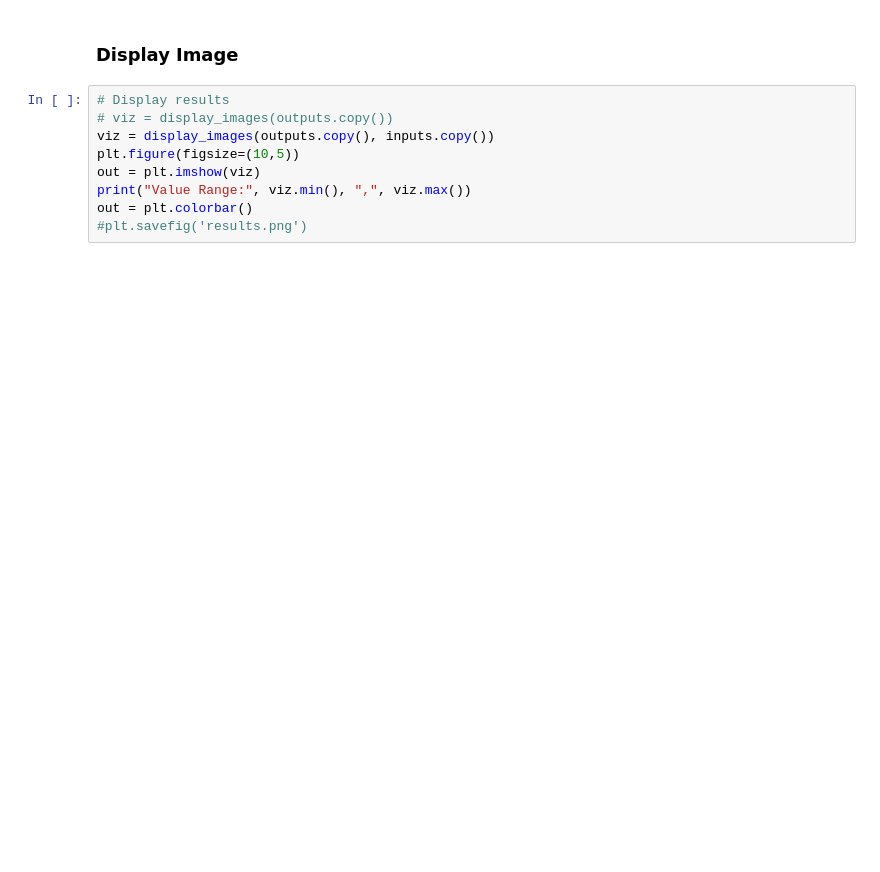
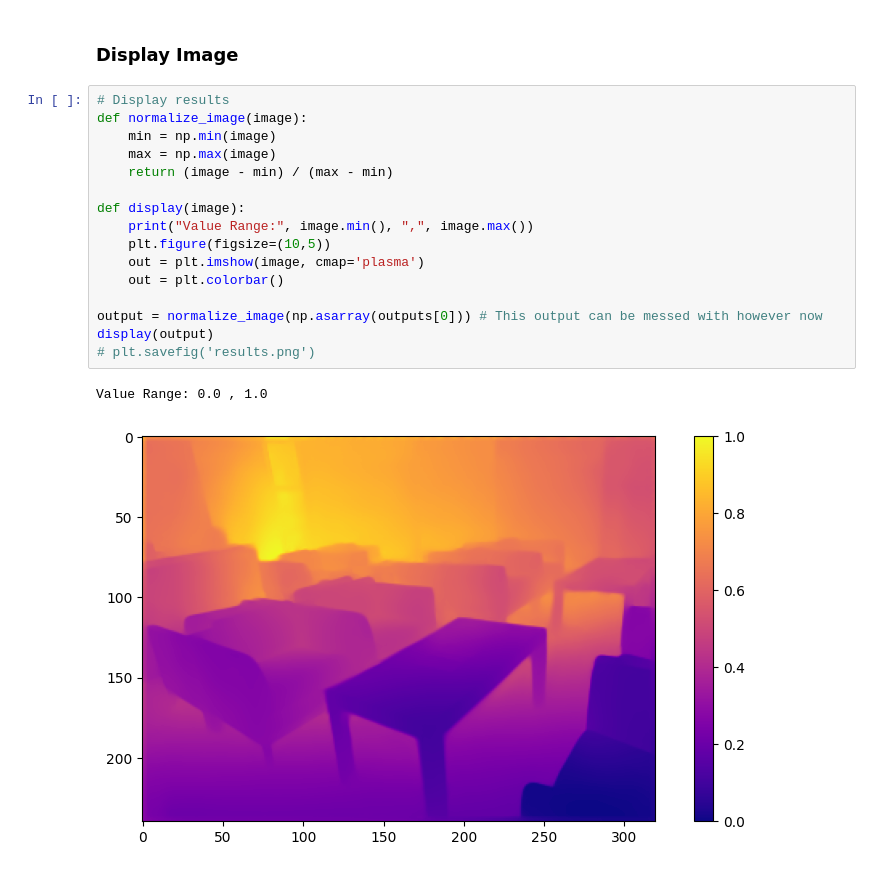
Before and after one commit to henrykaus/monocular-depth-estimation, a Jupyter notebook: notebook.ipynb, the cells around one changed output. Drawn from its saved outputs; the diff is of its cells as text; blank space fills up the shorter version.

Commit message:
Made a normalized image np array

```diff
--- a/notebook.ipynb
+++ b/notebook.ipynb
@@ -58,11 +70,21 @@ print('It took: ', end - start)
 # %% [markdown]
 ### Display Image
-# %%
-# Display results
-# viz = display_images(outputs.copy())
-viz = display_images(outputs.copy(), inputs.copy())
-plt.figure(figsize=(10,5))
-out = plt.imshow(viz)
-print("Value Range:", viz.min(), ",", viz.max())
-out = plt.colorbar()
-#plt.savefig('results.png')
+# %%
+# Display results
+def normalize_image(image):
+    min = np.min(image)
+    max = np.max(image)
+    return (image - min) / (max - min)
+
+def display(image):
+    print("Value Range:", image.min(), ",", image.max())
+    plt.figure(figsize=(10,5))
+    out = plt.imshow(image, cmap='plasma')
+    out = plt.colorbar()
+
+output = normalize_image(np.asarray(outputs[0])) # This output can be messed with however now
+display(output)
+# plt.savefig('results.png')
+# %% [output]
+Value Range: 0.0 , 1.0
+[figure, added]
```
Also changed, not shown: parts of 3 cells of this notebook.
